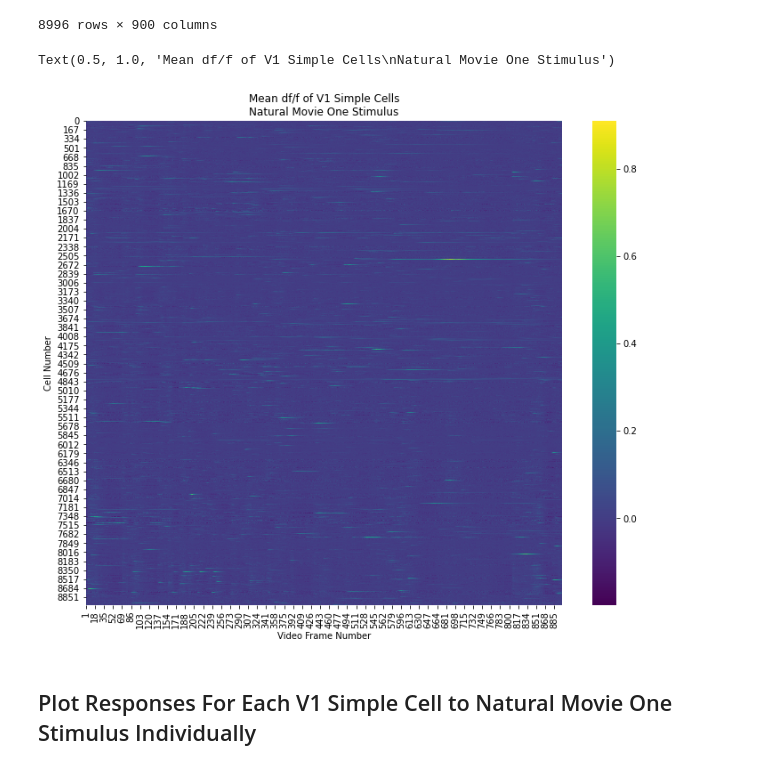
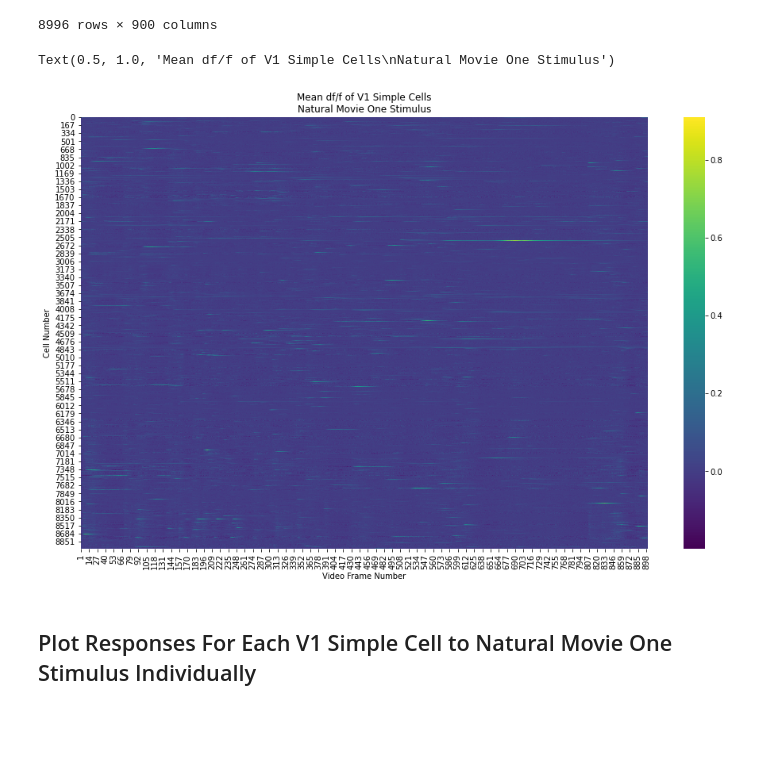
Before and after one commit to MichaelTeti/NEMO, a Jupyter notebook: examples/plot_responses.ipynb, the cells around one changed output. Saved outputs shown, nothing was run; the diff lists cells and outputs as text; code cells hidden in the pictures; blank space fills up the shorter version.

```diff
--- a/examples/plot_responses.ipynb
+++ b/examples/plot_responses.ipynb
@@ -48,14 +48,14 @@ trial_avg_agg
 | 8995 | 0.002515 | 0.004985 | 0.018089 | 0.007945 | 0.012169 | -0.003050 | 0.015004 | 0.000536 | 0.036470 | 0.041819 | ... | ... |
 8996 rows × 900 columns
 # %%
-fig = plt.figure(figsize = (12, 10))
+fig = plt.figure(figsize = (16, 10))
 seaborn.heatmap(data = trial_avg_agg, cmap = 'viridis')
 plt.xlabel('Video Frame Number')
 plt.ylabel('Cell Number')
 plt.title('Mean df/f of V1 Simple Cells\nNatural Movie One Stimulus')
 # %% [output]
 Text(0.5, 1.0, 'Mean df/f of V1 Simple Cells\nNatural Movie One Stimulus')
-[figure, old version]
+[figure, new version]
 # %% [markdown]
 ## Plot Responses For Each V1 Simple Cell to Natural Movie One Stimulus Individually
 # %% [markdown]
```
Also changed, not shown: parts of 10 cells of this notebook.
